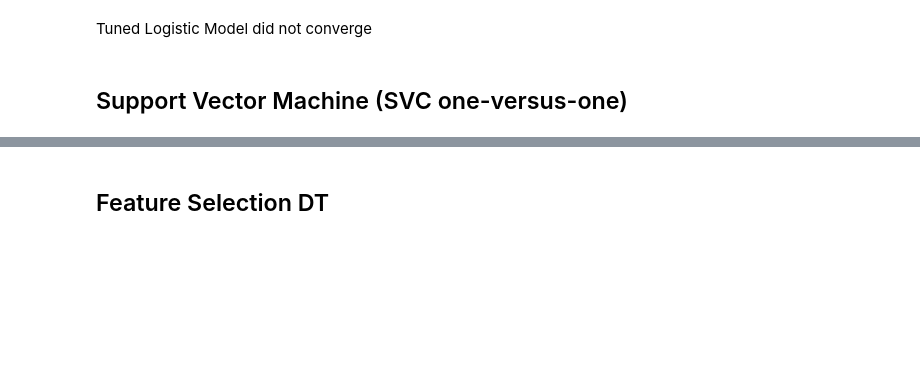
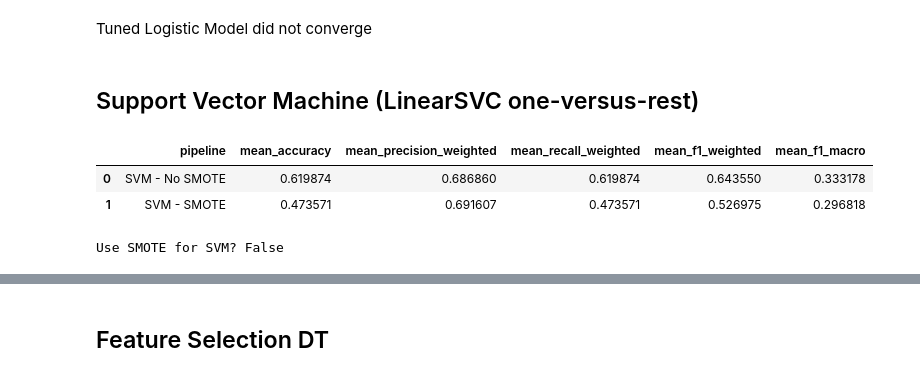
Before and after one commit to ncsalam/Animal-Health-Incidents-ML-, a Jupyter notebook: CSC522_Final_Project.ipynb, the cells around one changed output, grey strips where cells are left out. Cells and saved outputs as stored; diff of their text form; code cells hidden in the pictures; blank space fills up the shorter version.

Commit message:
updated svm to be 1 vs rest

```diff
--- a/CSC522_Final_Project.ipynb
+++ b/CSC522_Final_Project.ipynb
@@ -1390,19 +1387,19 @@ evaluate_model(
 # %% [markdown]
 Tuned Logistic Model did not converge
 # %% [markdown]
-## Support Vector Machine (SVC one-versus-one)
+## Support Vector Machine (LinearSVC one-versus-rest)
 # %%
-from sklearn.svm import SVC
+from sklearn.svm import LinearSVC
 
 svm_no_smote_pipeline = Pipeline([
     ('preprocessor', preprocessor),
-    ('classifier', SVC(random_state=42, class_weight='balanced'))
+    ('classifier', LinearSVC(random_state=42, class_weight='balanced'))
 ])
 
 svm_smote_pipeline = ImbPipeline([
     ('preprocessor', preprocessor),
     ('SMOTE', SMOTE(random_state=42, k_neighbors=1)),
-    ('classifier', SVC(random_state=42, class_weight='balanced'))
+    ('classifier', LinearSVC(random_state=42, class_weight='balanced'))
 ])
 
 svm_no_smote_perf = cross_validate(
@@ -1418,31 +1415,36 @@ svm_smote_perf = cross_validate(
 # --- Compare results ---
 svm_experiment_1_results = pd.DataFrame([
     {
         'pipeline': 'SVM - No SMOTE',
         'mean_accuracy':              pd.DataFrame(svm_no_smote_perf)['test_accuracy'].mean(),
         'mean_precision_weighted':    pd.DataFrame(svm_no_smote_perf)['test_precision_weighted'].mean(),
         'mean_recall_weighted':       pd.DataFrame(svm_no_smote_perf)['test_recall_weighted'].mean(),
         'mean_f1_weighted':           pd.DataFrame(svm_no_smote_perf)['test_f1_weighted'].mean(),
         'mean_f1_macro':              pd.DataFrame(svm_no_smote_perf)['test_f1_macro'].mean()
     },
     {
         'pipeline': 'SVM - SMOTE',
         'mean_accuracy':              pd.DataFrame(svm_smote_perf)['test_accuracy'].mean(),
         'mean_precision_weighted':    pd.DataFrame(svm_smote_perf)['test_precision_weighted'].mean(),
         'mean_recall_weighted':       pd.DataFrame(svm_smote_perf)['test_recall_weighted'].mean(),
         'mean_f1_weighted':           pd.DataFrame(svm_smote_perf)['test_f1_weighted'].mean(),
         'mean_f1_macro':              pd.DataFrame(svm_smote_perf)['test_f1_macro'].mean()
     }
 ])
 
 display(svm_experiment_1_results.sort_values('mean_f1_macro', ascending=False))
 
 use_smote_for_svm = (
     pd.DataFrame(svm_smote_perf)['test_f1_macro'].mean() >
     pd.DataFrame(svm_no_smote_perf)['test_f1_macro'].mean()
 )
 print('Use SMOTE for SVM?', use_smote_for_svm)
 
 # Set best pipeline
 svm_pipeline = svm_smote_pipeline if use_smote_for_svm else svm_no_smote_pipeline
+# %% [output]
+|  | pipeline | mean_accuracy | mean_precision_weighted | mean_recall_weighted | mean_f1_weighted | mean_f1_macro |
+| 0 | SVM - No SMOTE | 0.619874 | 0.686860 | 0.619874 | 0.643550 | 0.333178 |
+| 1 | SVM - SMOTE | 0.473571 | 0.691607 | 0.473571 | 0.526975 | 0.296818 |
+Use SMOTE for SVM? False
 # %%
```
Also changed, not shown: parts of 7 cells of this notebook.
